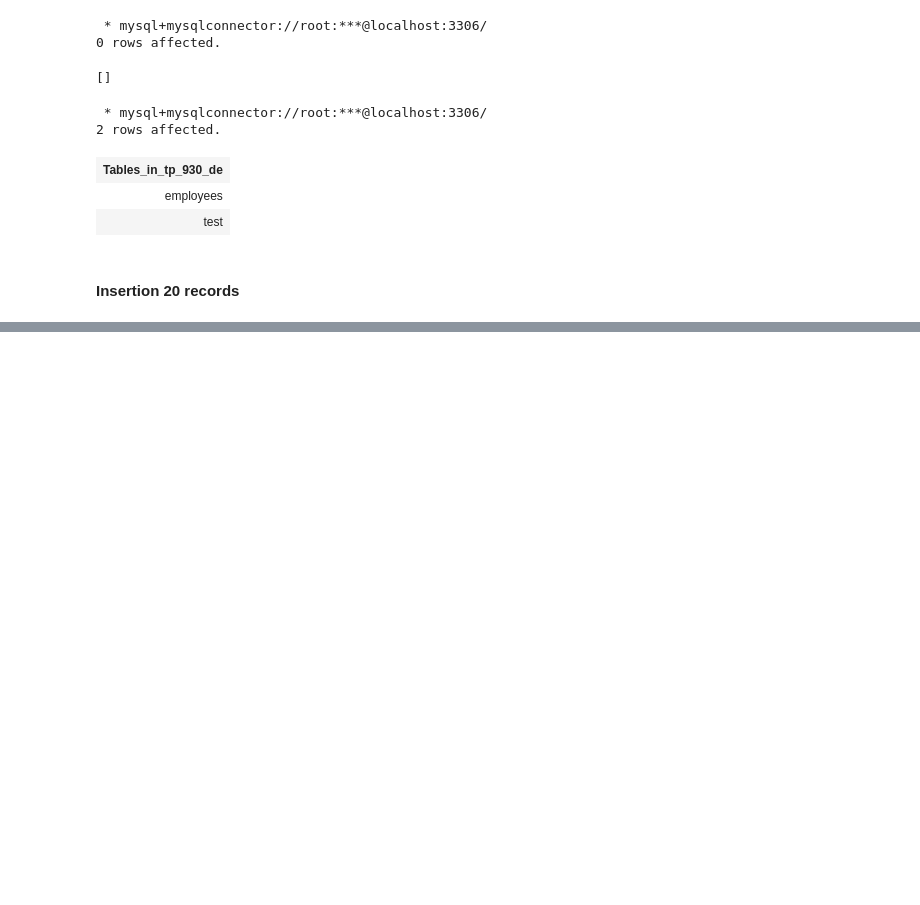
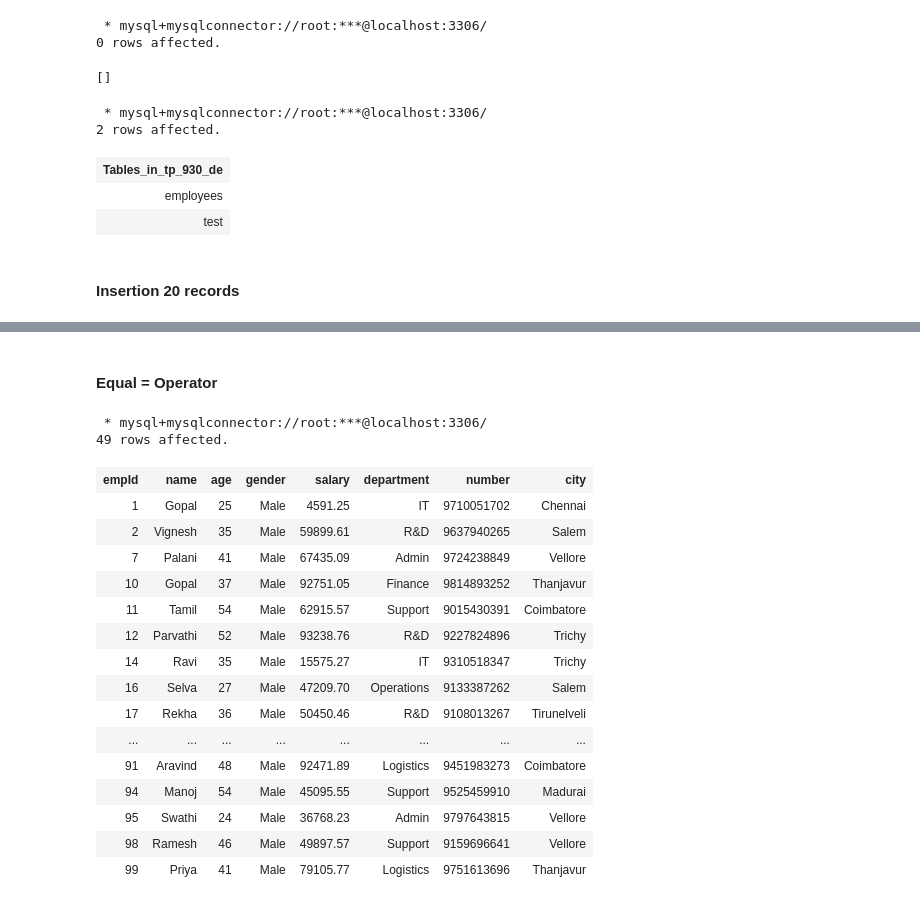
Before and after one commit to karthikeyanm-dev/DE_930_Karthikeyan_Works, a Jupyter notebook: sql-notebook/SQL_CRUD.ipynb, the cells around one changed output, grey strips where cells are left out. Cells and saved outputs as stored; diff of their text form; code cells hidden in the pictures; blank space fills up the shorter version.

```diff
--- a/sql-notebook/SQL_CRUD.ipynb
+++ b/sql-notebook/SQL_CRUD.ipynb
@@ -54,0 +228,27 @@ show tables;
+# %% [markdown]
+#### Equal = Operator
+# %%
+%%sql
+
+select * from
+tp_930_de.employees
+where gender = 'Male';
+# %% [output]
+ * mysql+mysqlconnector://root:***@localhost:3306/
+49 rows affected.
+| empId | name | age | gender | salary | department | number | city |
+| 1 | Gopal | 25 | Male | 4591.25 | IT | 9710051702 | Chennai |
+| 2 | Vignesh | 35 | Male | 59899.61 | R&D | 9637940265 | Salem |
+| 7 | Palani | 41 | Male | 67435.09 | Admin | 9724238849 | Vellore |
+| 10 | Gopal | 37 | Male | 92751.05 | Finance | 9814893252 | Thanjavur |
+| 11 | Tamil | 54 | Male | 62915.57 | Support | 9015430391 | Coimbatore |
+| 12 | Parvathi | 52 | Male | 93238.76 | R&D | 9227824896 | Trichy |
+| 14 | Ravi | 35 | Male | 15575.27 | IT | 9310518347 | Trichy |
+| 16 | Selva | 27 | Male | 47209.70 | Operations | 9133387262 | Salem |
+| 17 | Rekha | 36 | Male | 50450.46 | R&D | 9108013267 | Tirunelveli |
+| ... | ... | ... | ... | ... | ... | ... | ... |
+| 91 | Aravind | 48 | Male | 92471.89 | Logistics | 9451983273 | Coimbatore |
+| 94 | Manoj | 54 | Male | 45095.55 | Support | 9525459910 | Madurai |
+| 95 | Swathi | 24 | Male | 36768.23 | Admin | 9797643815 | Vellore |
+| 98 | Ramesh | 46 | Male | 49897.57 | Support | 9159696641 | Vellore |
+| 99 | Priya | 41 | Male | 79105.77 | Logistics | 9751613696 | Thanjavur |
```
Also changed, not shown: parts of 16 cells of this notebook, 2 other files.
